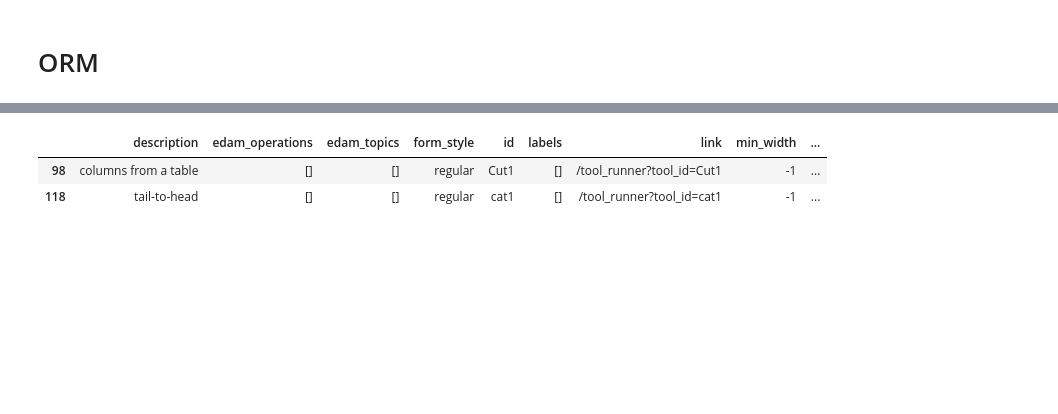
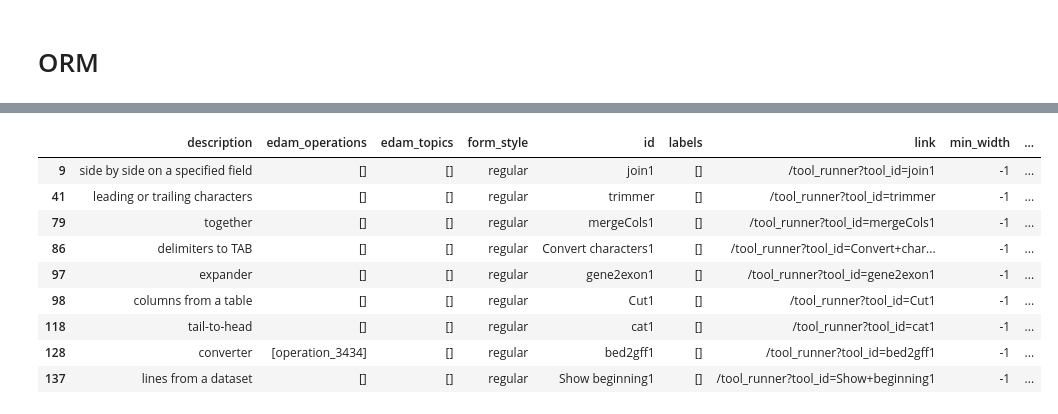
Before and after one commit to anatskiy/tool-suggestion-engine, a Jupyter notebook: suggestions-from-history.ipynb, the cells around one changed output, grey strips where cells are left out. Cells and saved outputs as stored; diff of their text form; code cells hidden in the pictures; blank space fills up the shorter version.

```diff
--- a/suggestions-from-history.ipynb
+++ b/suggestions-from-history.ipynb
@@ -150,21 +186,29 @@ connections
 # %%
-tools_query = session.query(WorkflowStep.tool_id.label('id'),
-                         WorkflowStep.tool_version.label('version')) \
-                     .join(StoredWorkflow, WorkflowStep.workflow_id==\
-                               StoredWorkflow.latest_workflow_id) \
-                     .distinct().filter(WorkflowStep.tool_id.isnot(None))
+tools_query = session \
+    .query(WorkflowStep.tool_id.label('id'),
+           WorkflowStep.tool_version.label('version')) \
+    .join(StoredWorkflow, WorkflowStep.workflow_id==\
+          StoredWorkflow.latest_workflow_id) \
+    .distinct().filter(WorkflowStep.tool_id.isnot(None))
 
 workflow_tools = pd.read_sql(tools_query.statement, session.bind)
 workflow_tools['flag'] = 1
 
 tc = ToolClient(gi)
 all_tools = pd.DataFrame.from_dict(tc.get_tools())
 
 tools = pd.merge(all_tools, workflow_tools, on=['id', 'version'], how='left')
 tools = tools[pd.notnull(tools['flag'])].drop(['flag'], axis=1)
 
 tools
 # %% [output]
 |  | description | edam_operations | edam_topics | form_style | id | labels | link | min_width | ... |
+| 9 | side by side on a specified field | [] | [] | regular | join1 | [] | /tool_runner?tool_id=join1 | -1 | ... |
+| 41 | leading or trailing characters | [] | [] | regular | trimmer | [] | /tool_runner?tool_id=trimmer | -1 | ... |
+| 79 | together | [] | [] | regular | mergeCols1 | [] | /tool_runner?tool_id=mergeCols1 | -1 | ... |
+| 86 | delimiters to TAB | [] | [] | regular | Convert characters1 | [] | /tool_runner?tool_id=Convert+char... | -1 | ... |
+| 97 | expander | [] | [] | regular | gene2exon1 | [] | /tool_runner?tool_id=gene2exon1 | -1 | ... |
 | 98 | columns from a table | [] | [] | regular | Cut1 | [] | /tool_runner?tool_id=Cut1 | -1 | ... |
 | 118 | tail-to-head | [] | [] | regular | cat1 | [] | /tool_runner?tool_id=cat1 | -1 | ... |
+| 128 | converter | [operation_3434] | [] | regular | bed2gff1 | [] | /tool_runner?tool_id=bed2gff1 | -1 | ... |
+| 137 | lines from a dataset | [] | [] | regular | Show beginning1 | [] | /tool_runner?tool_id=Show+beginning1 | -1 | ... |
```
Also changed, not shown: parts of 5 cells of this notebook.
